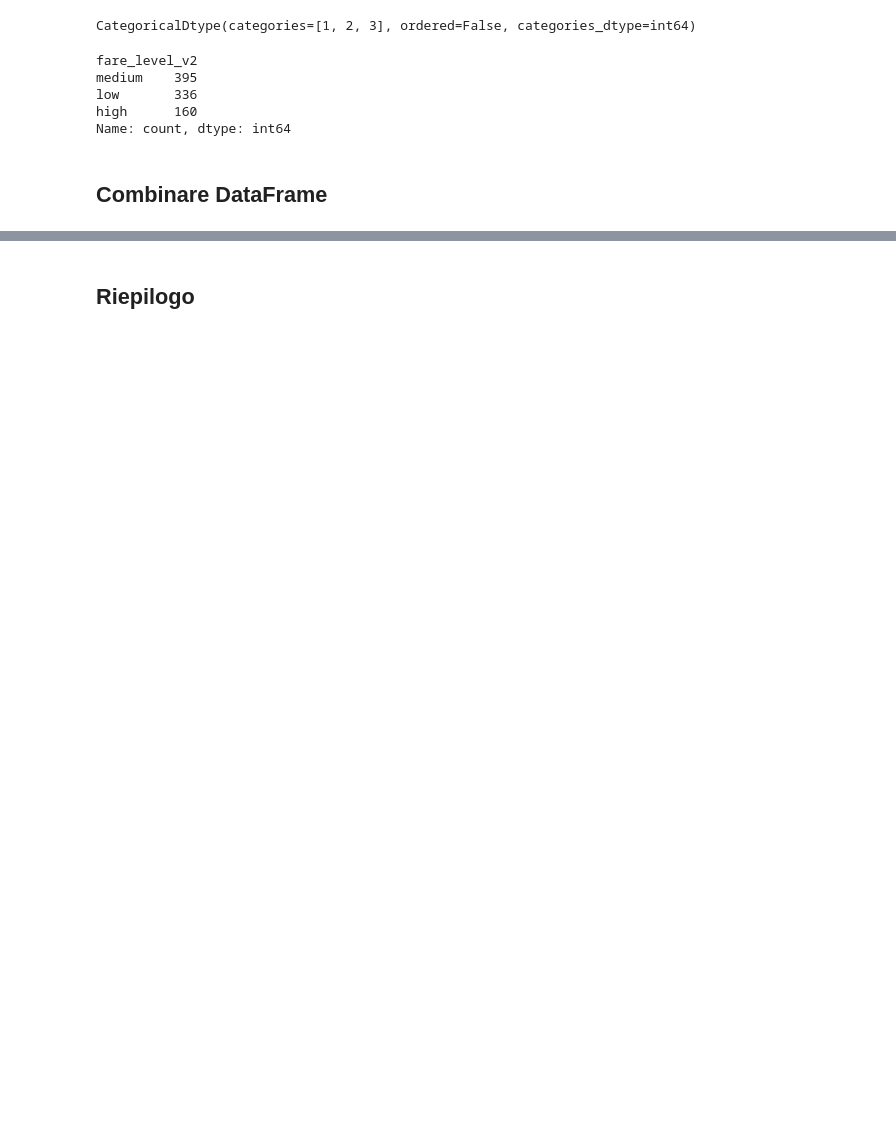
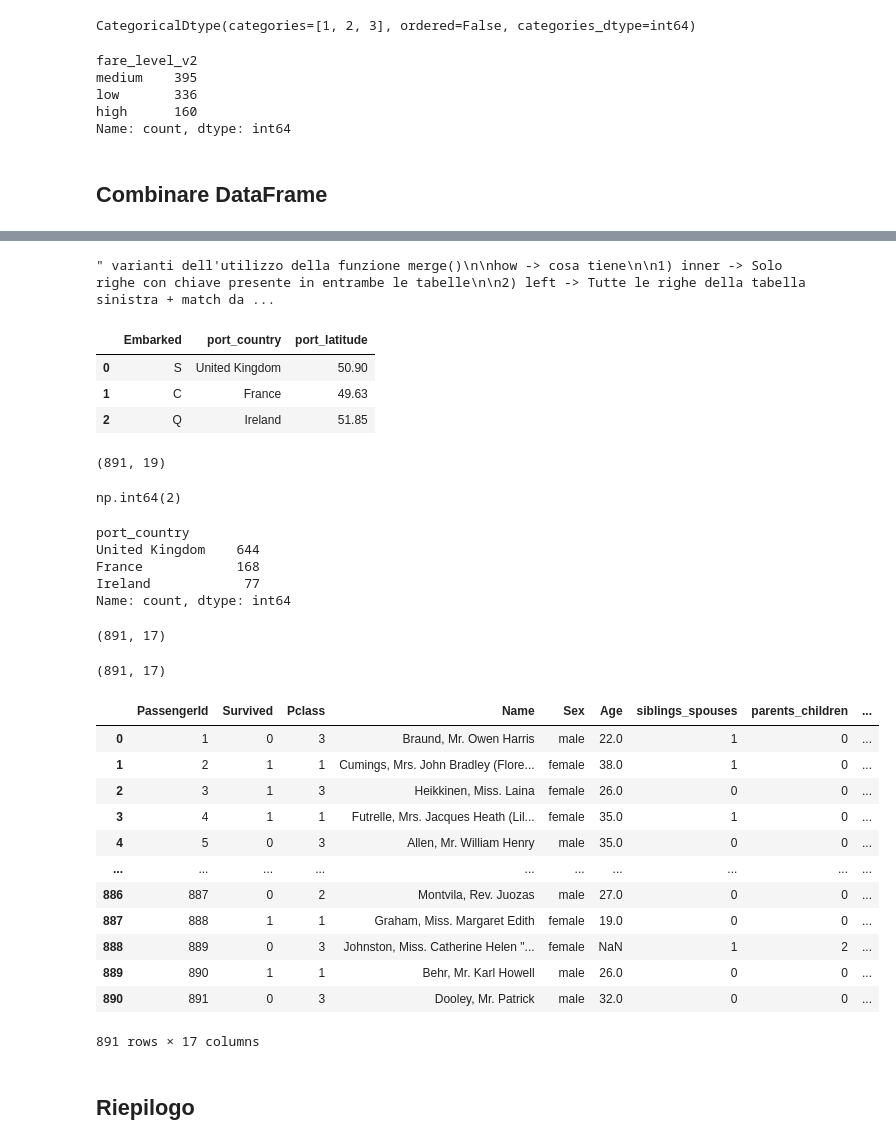
Before and after one commit to FraBianchi00/pandas-playground, a Jupyter notebook: 04_trasforma_e_combina.ipynb, the cells around one changed output, grey strips where cells are left out. Drawn from its saved outputs; the diff is of its cells as text; code cells hidden in the pictures; blank space fills up the shorter version.

```diff
--- a/04_trasforma_e_combina.ipynb
+++ b/04_trasforma_e_combina.ipynb
@@ -124,0 +138,16 @@ Name: count, dtype: int64
+# %%
+''' varianti dell'utilizzo della funzione merge()
+
+how -> cosa tiene
+
+1) inner -> Solo righe con chiave presente in entrambe le tabelle
+
+2) left -> Tutte le righe della tabella sinistra + match dalla destra
+(NaN dove non c'è match)
+
+3) right -> Tutte le righe della destra + match della sinistra
+
+4) outer -> Tutte le righe di entrambe (NaN dove non c'è match)
+'''
+# %% [output]
+" varianti dell'utilizzo della funzione merge()\n\nhow -> cosa tiene\n\n1) inner -> Solo righe con chiave presente in entrambe le tabelle\n\n2) left -> Tutte le righe della tabella sinistra + match da ...
@@ -124,0 +160,7 @@ Name: count, dtype: int64
+# %%
+ports
+# %% [output]
+|  | Embarked | port_country | port_latitude |
+| 0 | S | United Kingdom | 50.90 |
+| 1 | C | France | 49.63 |
+| 2 | Q | Ireland | 51.85 |
@@ -125,2 +169,47 @@ Name: count, dtype: int64
+# %%
+merged.shape # Numero di righe rimasto uguale
+# %% [output]
+(891, 19)
+# %%
+merged["port_country"].isna().sum() # 2 passeggeri hanno valori mancanti sul port country
+# %% [output]
+np.int64(2)
+# %%
+merged["port_country"].value_counts()
+# %% [output]
+port_country
+United Kingdom    644
+France            168
+Ireland            77
+Name: count, dtype: int64
+# %%
+titanic_first_half = titanic.iloc[:500]
+titanic_second_half = titanic.iloc[500:]
+# %%
+t_combined = pd.concat([titanic_first_half, titanic_second_half], axis=0)
+# %%
+t_combined.shape
+# %% [output]
+(891, 17)
+# %%
+titanic.shape
+# %% [output]
+(891, 17)
+# %%
+t_combined.reset_index(drop=True)
+# %% [output]
+|  | PassengerId | Survived | Pclass | Name | Sex | Age | siblings_spouses | parents_children | ... |
+| 0 | 1 | 0 | 3 | Braund, Mr. Owen Harris | male | 22.0 | 1 | 0 | ... |
+| 1 | 2 | 1 | 1 | Cumings, Mrs. John Bradley (Flore... | female | 38.0 | 1 | 0 | ... |
+| 2 | 3 | 1 | 3 | Heikkinen, Miss. Laina | female | 26.0 | 0 | 0 | ... |
+| 3 | 4 | 1 | 1 | Futrelle, Mrs. Jacques Heath (Lil... | female | 35.0 | 1 | 0 | ... |
+| 4 | 5 | 0 | 3 | Allen, Mr. William Henry | male | 35.0 | 0 | 0 | ... |
+| ... | ... | ... | ... | ... | ... | ... | ... | ... | ... |
+| 886 | 887 | 0 | 2 | Montvila, Rev. Juozas | male | 27.0 | 0 | 0 | ... |
+| 887 | 888 | 1 | 1 | Graham, Miss. Margaret Edith | female | 19.0 | 0 | 0 | ... |
+| 888 | 889 | 0 | 3 | Johnston, Miss. Catherine Helen "... | female | NaN | 1 | 2 | ... |
+| 889 | 890 | 1 | 1 | Behr, Mr. Karl Howell | male | 26.0 | 0 | 0 | ... |
+| 890 | 891 | 0 | 3 | Dooley, Mr. Patrick | male | 32.0 | 0 | 0 | ... |
+891 rows × 17 columns
 # %% [markdown]
 ## Riepilogo
```
Also changed, not shown: parts of 6 cells of this notebook.
